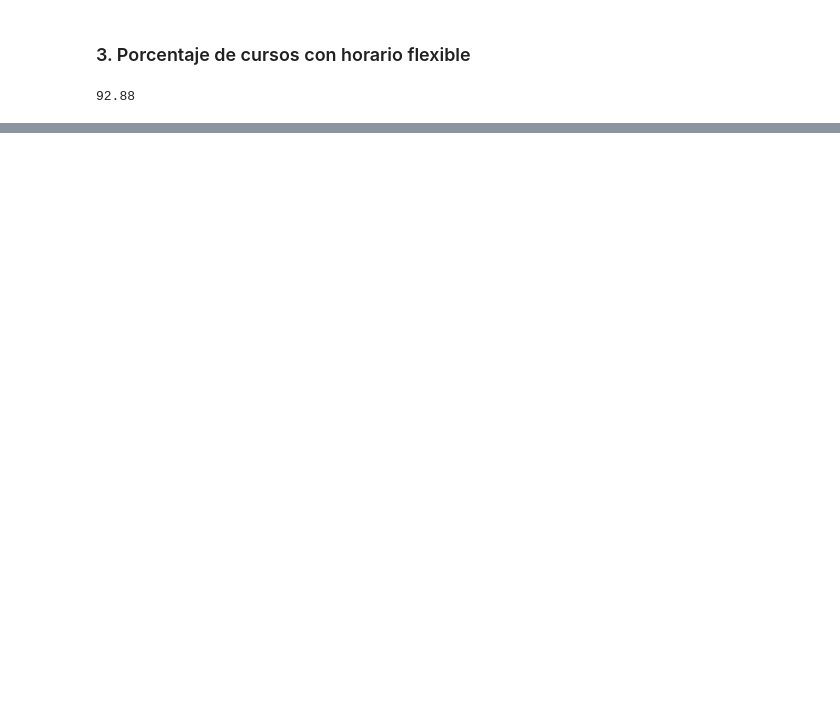
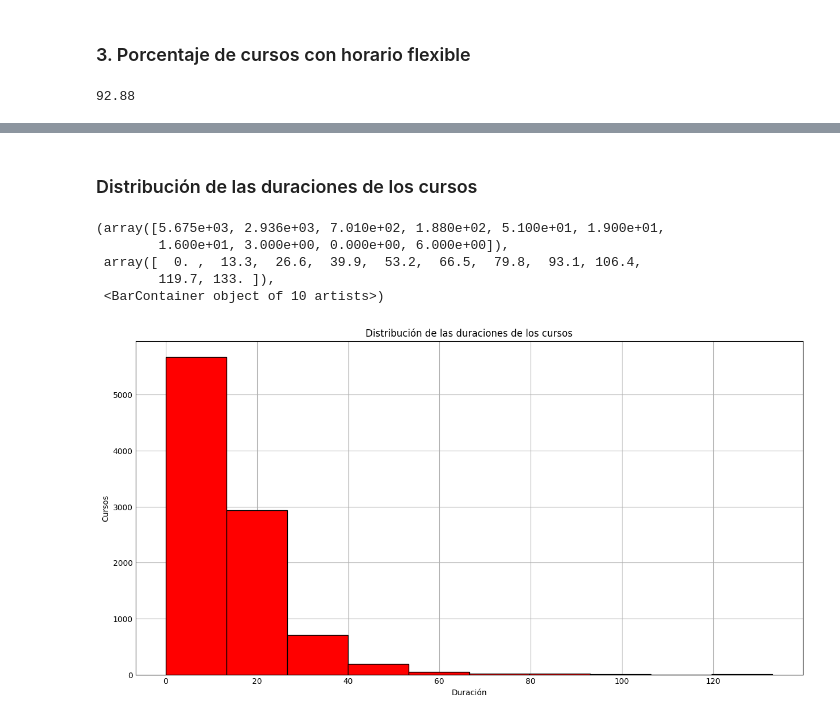
Before and after one commit to felifranco/proyectos_semi2_2s2024, a Jupyter notebook: practica_2/data_analysis.ipynb, the cells around one changed output, grey strips where cells are left out. Cells and saved outputs as stored; diff of their text form; code cells hidden in the pictures; blank space fills up the shorter version.

```diff
--- a/practica_2/data_analysis.ipynb
+++ b/practica_2/data_analysis.ipynb
@@ -121,0 +433,19 @@ round((flexible_schedule / total_schedule) * 100, 2)
+# %% [markdown]
+### Distribución de las duraciones de los cursos
+# %%
+n_bins = 10
+
+duration = dataFrame['Duration'].astype(float)
+
+plt.figure(figsize=(12,6))
+plt.title('Distribución de las duraciones de los cursos')
+plt.xlabel('Duración')
+plt.ylabel('Cursos')
+plt.hist(duration, n_bins, color='red', edgecolor='black')
+# %% [output]
+(array([5.675e+03, 2.936e+03, 7.010e+02, 1.880e+02, 5.100e+01, 1.900e+01,
+        1.600e+01, 3.000e+00, 0.000e+00, 6.000e+00]),
+ array([  0. ,  13.3,  26.6,  39.9,  53.2,  66.5,  79.8,  93.1, 106.4,
+        119.7, 133. ]),
+ <BarContainer object of 10 artists>)
+[figure, added]
```
Also changed, not shown: parts of 68 cells of this notebook.
